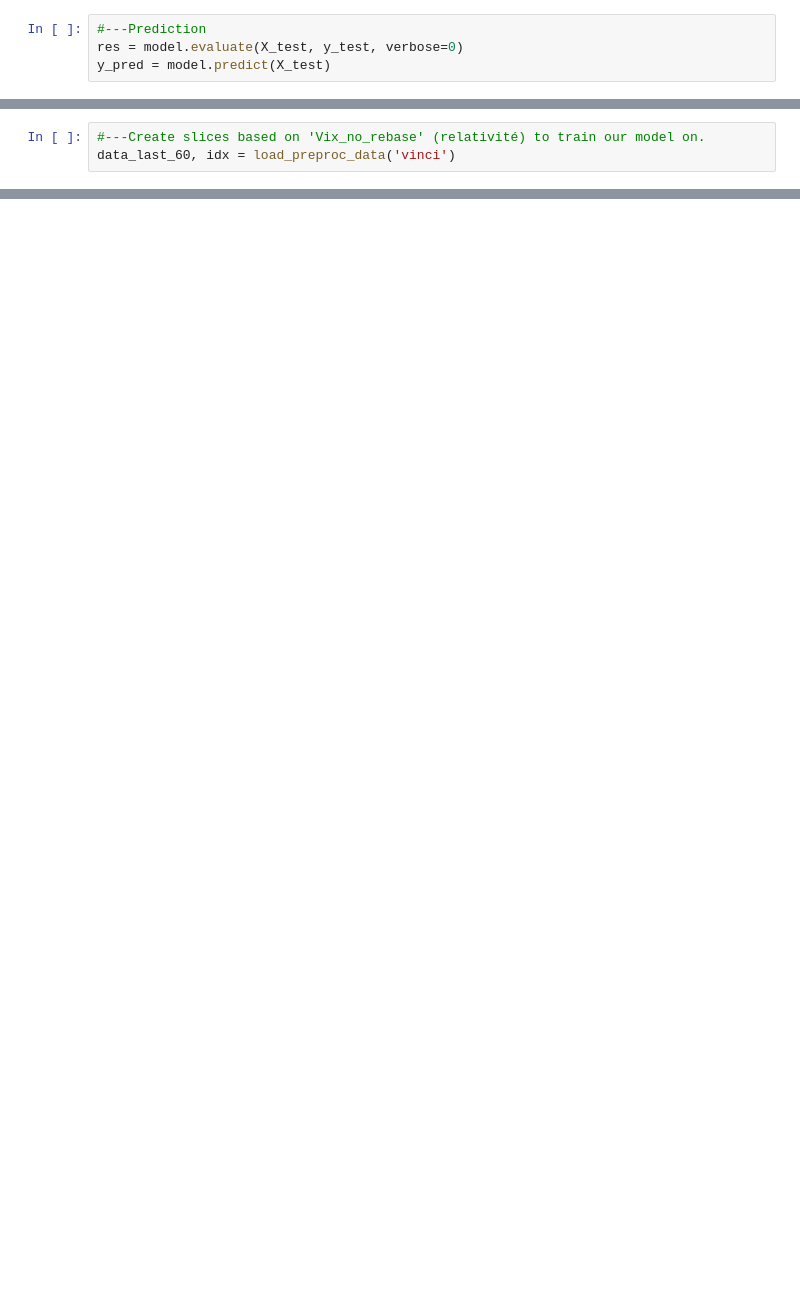
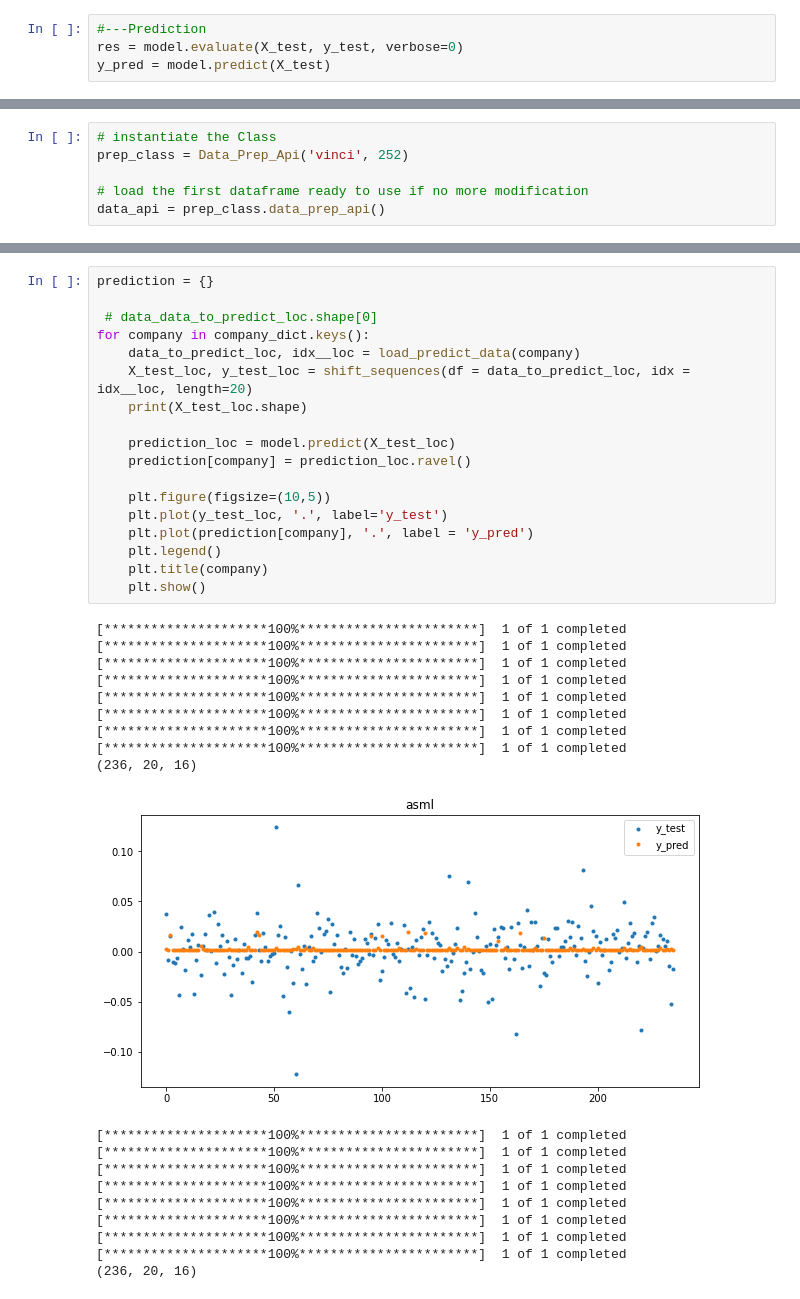
Before and after one commit to Jaouad-AHRAOUI/stock_prediction, a Jupyter notebook: notebooks/4_anastasia_LSTM_Vinci_seq_test.ipynb, the cells around one changed output, grey strips where cells are left out. Saved outputs shown, nothing was run; the diff lists cells and outputs as text; blank space fills up the shorter version.

```diff
--- a/notebooks/4_anastasia_LSTM_Vinci_seq_test.ipynb
+++ b/notebooks/4_anastasia_LSTM_Vinci_seq_test.ipynb
@@ -1060,3 +593,0 @@ data_last_40['Vix_No_Rebase'].plot(figsize=(15,5), color='red')
-# %%
-#---Create slices based on 'Vix_no_rebase' (relativité) to train our model on.
-data_last_60, idx = load_preproc_data('vinci')
@@ -1217,0 +598,6 @@ def grid(df, start_len = 10,stop_len = 30, step_len = 5,
+# %%
+# instantiate the Class
+prep_class = Data_Prep_Api('vinci', 252)
+
+# load the first dataframe ready to use if no more modification
+data_api = prep_class.data_prep_api()
@@ -1217,0 +738,38 @@ def grid(df, start_len = 10,stop_len = 30, step_len = 5,
+# %%
+prediction = {}
+
+ # data_data_to_predict_loc.shape[0]
+for company in company_dict.keys():
+    data_to_predict_loc, idx__loc = load_predict_data(company)
+    X_test_loc, y_test_loc = shift_sequences(df = data_to_predict_loc, idx = idx__loc, length=20)
+    print(X_test_loc.shape)
+
+    prediction_loc = model.predict(X_test_loc)
+    prediction[company] = prediction_loc.ravel()
+
+    plt.figure(figsize=(10,5))
+    plt.plot(y_test_loc, '.', label='y_test')
+    plt.plot(prediction[company], '.', label = 'y_pred')
+    plt.legend()
+    plt.title(company)
+    plt.show()
+# %% [output]
+[*********************100%***********************]  1 of 1 completed
+[*********************100%***********************]  1 of 1 completed
+[*********************100%***********************]  1 of 1 completed
+[*********************100%***********************]  1 of 1 completed
+[*********************100%***********************]  1 of 1 completed
+[*********************100%***********************]  1 of 1 completed
+[*********************100%***********************]  1 of 1 completed
+[*********************100%***********************]  1 of 1 completed
+(236, 20, 16)
+[figure, added]
+[*********************100%***********************]  1 of 1 completed
+[*********************100%***********************]  1 of 1 completed
+[*********************100%***********************]  1 of 1 completed
+[*********************100%***********************]  1 of 1 completed
+[*********************100%***********************]  1 of 1 completed
+[*********************100%***********************]  1 of 1 completed
+[*********************100%***********************]  1 of 1 completed
+[*********************100%***********************]  1 of 1 completed
+(236, 20, 16)
```
Also changed, not shown: parts of 86 cells of this notebook, 21 other files.
